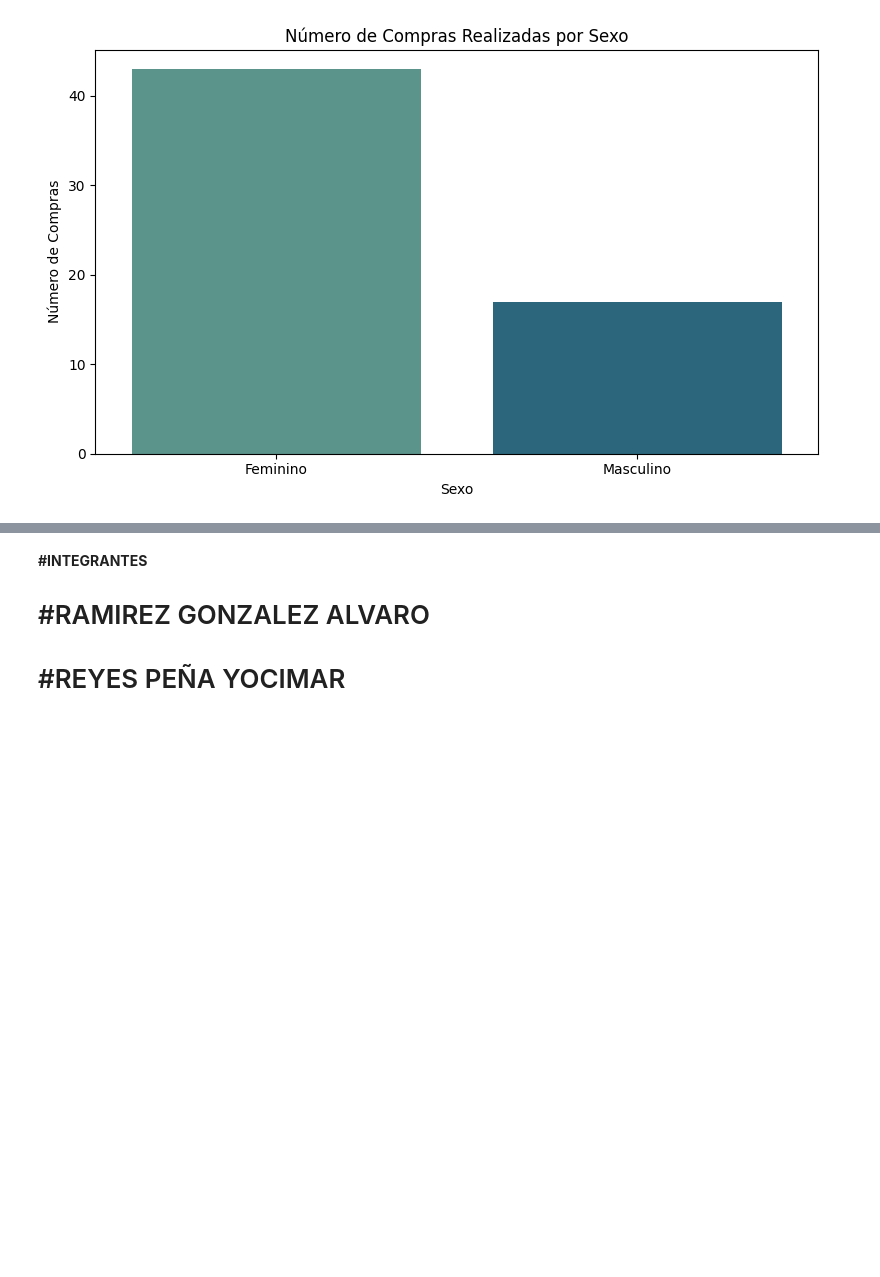
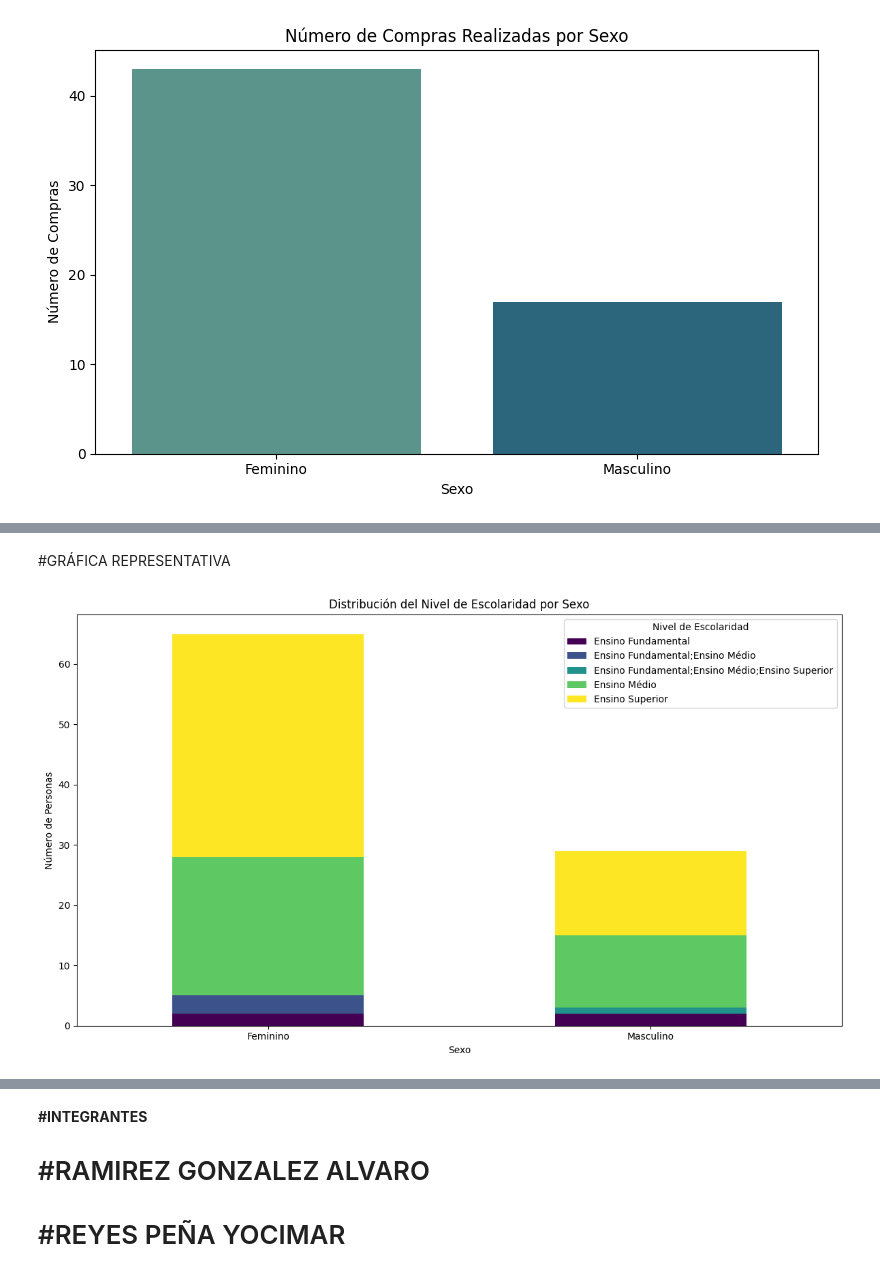
Before and after one commit to AlvaroRg-bot/redessociales, a Jupyter notebook: analisisredessociales.ipynb, the cells around one changed output, grey strips where cells are left out. Drawn from its saved outputs; the diff is of its cells as text; code cells hidden in the pictures; blank space fills up the shorter version.

```diff
--- a/analisisredessociales.ipynb
+++ b/analisisredessociales.ipynb
@@ -476,0 +525,4 @@ Passing `palette` without assigning `hue` is deprecated and will be removed in v
+# %%
+escolaridad_por_sexo = df_redesSociales.groupby(['Sexo', 'Nivel_Escolaridad']).size().unstack(fill_value=0)
+print("Distribución del Nivel de Escolaridad por Sexo:")
+display(escolaridad_por_sexo)
@@ -476,0 +535,16 @@ Passing `palette` without assigning `hue` is deprecated and will be removed in v
+# %% [markdown]
+#GRÁFICA REPRESENTATIVA
+# %%
+import matplotlib.pyplot as plt
+import seaborn as sns
+
+escolaridad_por_sexo_plot = escolaridad_por_sexo.plot(kind='bar', stacked=True, figsize=(12, 7), colormap='viridis')
+plt.title('Distribución del Nivel de Escolaridad por Sexo')
+plt.xlabel('Sexo')
+plt.ylabel('Número de Personas')
+plt.xticks(rotation=0)
+plt.legend(title='Nivel de Escolaridad')
+plt.tight_layout()
+plt.show()
+# %% [output]
+[figure, added]
```
Also changed, not shown: parts of 15 cells of this notebook.
